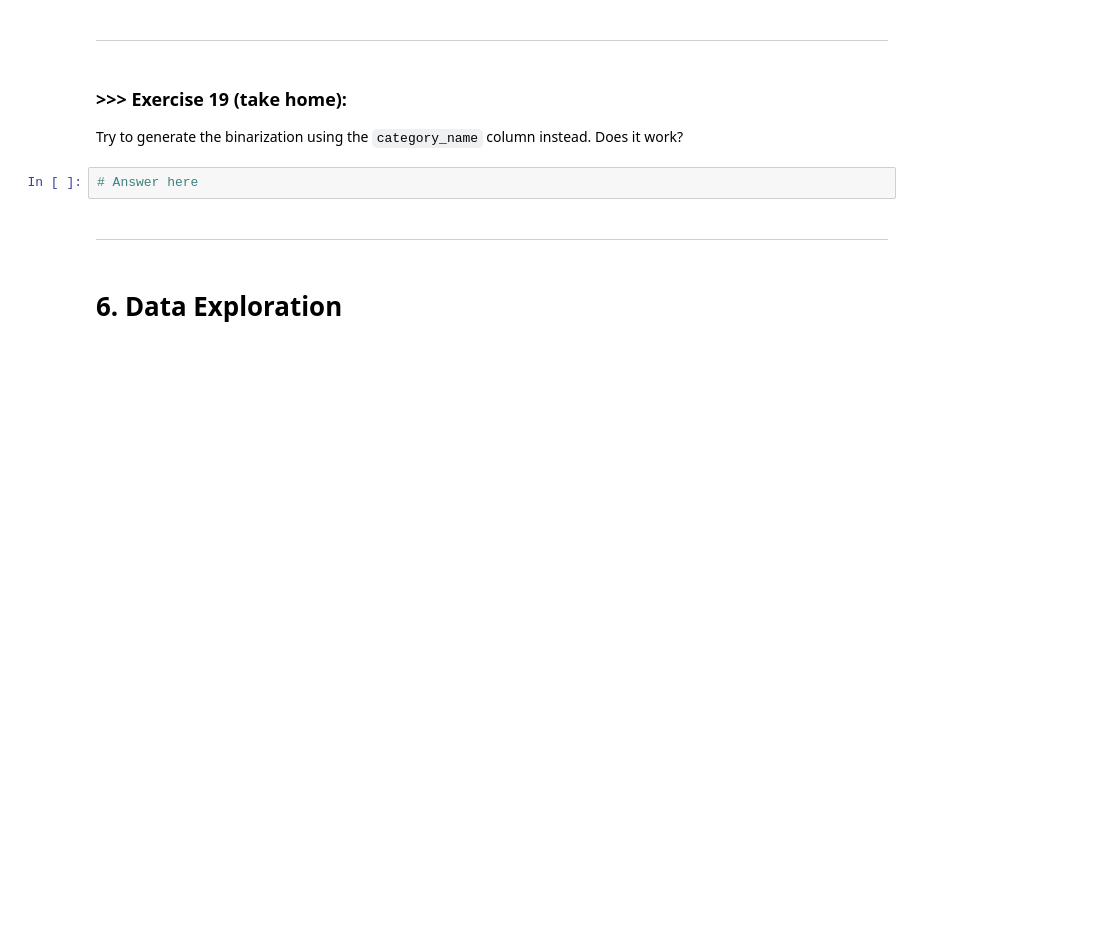
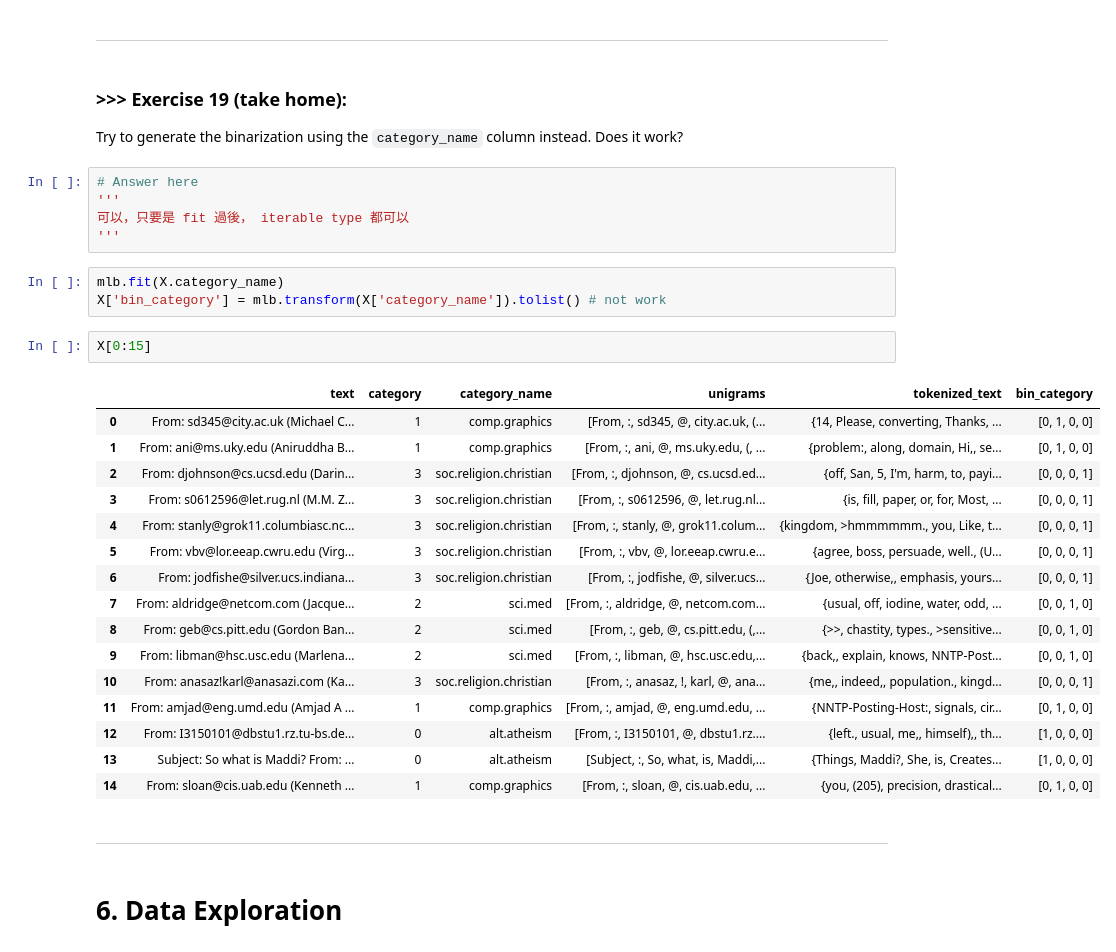
Before and after one commit to lu1hOAO/DM2025-Lab1-Exercise, a Jupyter notebook: DM2025-Lab1-Master.ipynb, the cells around one changed output. Drawn from its saved outputs; the diff is of its cells as text; blank space fills up the shorter version.

```diff
--- a/DM2025-Lab1-Master.ipynb
+++ b/DM2025-Lab1-Master.ipynb
@@ -2268,6 +2308,31 @@ Attributes with **continuous values** also have strategies to tranform the data;
 Try to generate the binarization using the `category_name` column instead. Does it work?
 # %%
 # Answer here
+'''
+可以，只要是 fit 過後， iterable type 都可以
+'''
+# %%
+mlb.fit(X.category_name)
+X['bin_category'] = mlb.transform(X['category_name']).tolist() # not work
+# %%
+X[0:15]
+# %% [output]
+|  | text | category | category_name | unigrams | tokenized_text | bin_category |
+| 0 | From: sd345@city.ac.uk (Michael C... | 1 | comp.graphics | [From, :, sd345, @, city.ac.uk, (... | {14, Please, converting, Thanks, ... | [0, 1, 0, 0] |
+| 1 | From: ani@ms.uky.edu (Aniruddha B... | 1 | comp.graphics | [From, :, ani, @, ms.uky.edu, (, ... | {problem:, along, domain, Hi,, se... | [0, 1, 0, 0] |
+| 2 | From: djohnson@cs.ucsd.edu (Darin... | 3 | soc.religion.christian | [From, :, djohnson, @, cs.ucsd.ed... | {off, San, 5, I'm, harm, to, payi... | [0, 0, 0, 1] |
+| 3 | From: s0612596@let.rug.nl (M.M. Z... | 3 | soc.religion.christian | [From, :, s0612596, @, let.rug.nl... | {is, fill, paper, or, for, Most, ... | [0, 0, 0, 1] |
+| 4 | From: stanly@grok11.columbiasc.nc... | 3 | soc.religion.christian | [From, :, stanly, @, grok11.colum... | {kingdom, >hmmmmmm., you, Like, t... | [0, 0, 0, 1] |
+| 5 | From: vbv@lor.eeap.cwru.edu (Virg... | 3 | soc.religion.christian | [From, :, vbv, @, lor.eeap.cwru.e... | {agree, boss, persuade, well., (U... | [0, 0, 0, 1] |
+| 6 | From: jodfishe@silver.ucs.indiana... | 3 | soc.religion.christian | [From, :, jodfishe, @, silver.ucs... | {Joe, otherwise,, emphasis, yours... | [0, 0, 0, 1] |
+| 7 | From: aldridge@netcom.com (Jacque... | 2 | sci.med | [From, :, aldridge, @, netcom.com... | {usual, off, iodine, water, odd, ... | [0, 0, 1, 0] |
+| 8 | From: geb@cs.pitt.edu (Gordon Ban... | 2 | sci.med | [From, :, geb, @, cs.pitt.edu, (,... | {>>, chastity, types., >sensitive... | [0, 0, 1, 0] |
+| 9 | From: libman@hsc.usc.edu (Marlena... | 2 | sci.med | [From, :, libman, @, hsc.usc.edu,... | {back,, explain, knows, NNTP-Post... | [0, 0, 1, 0] |
+| 10 | From: anasaz!karl@anasazi.com (Ka... | 3 | soc.religion.christian | [From, :, anasaz, !, karl, @, ana... | {me,, indeed,, population., kingd... | [0, 0, 0, 1] |
+| 11 | From: amjad@eng.umd.edu (Amjad A ... | 1 | comp.graphics | [From, :, amjad, @, eng.umd.edu, ... | {NNTP-Posting-Host:, signals, cir... | [0, 1, 0, 0] |
+| 12 | From: I3150101@dbstu1.rz.tu-bs.de... | 0 | alt.atheism | [From, :, I3150101, @, dbstu1.rz.... | {left., usual, me,, himself),, th... | [1, 0, 0, 0] |
+| 13 | Subject: So what is Maddi? From: ... | 0 | alt.atheism | [Subject, :, So, what, is, Maddi,... | {Things, Maddi?, She, is, Creates... | [1, 0, 0, 0] |
+| 14 | From: sloan@cis.uab.edu (Kenneth ... | 1 | comp.graphics | [From, :, sloan, @, cis.uab.edu, ... | {you, (205), precision, drastical... | [0, 1, 0, 0] |
 # %% [markdown]
 ---
 # %% [markdown]
```
Also changed, not shown: parts of 25 cells of this notebook, 3 other files.
